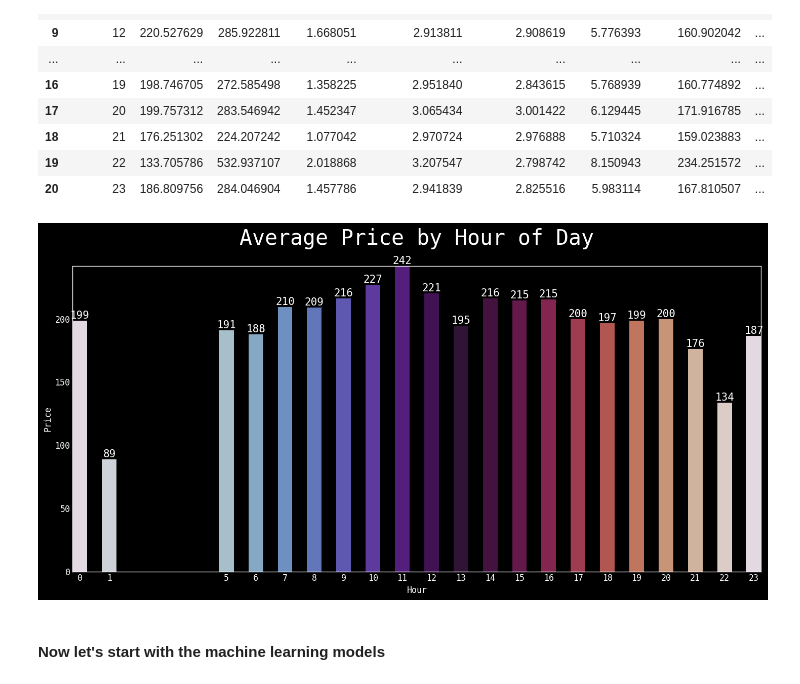
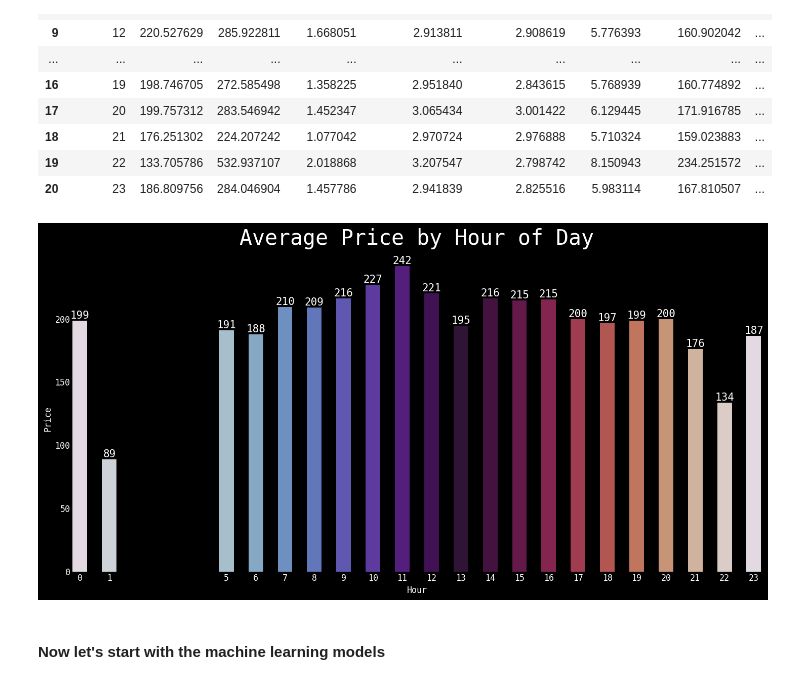
Before and after one commit to jeremyabeard5/MSDS696, a Jupyter notebook: FlightPrice.ipynb, the cells around one changed output. Cells and saved outputs as stored; diff of their text form; code cells hidden in the pictures.

```diff
--- a/FlightPrice.ipynb
+++ b/FlightPrice.ipynb
@@ -1022,25 +1026,30 @@ mean_hr.head(24)
 # %%
 plt.style.use('dark_background')
 fig4, ax4 = plt.subplots(figsize=(15,8))
 plt.rc('font', size=25)
 mean_hr_tmp = mean_hr.drop(columns=['duration', 'numConex', 'deptDayOfWeek', 'arrvDayOfWeek', 'deptMonth', 'deptDayOfYear'])
 #months = ['January', 'February', 'March', 'April', 'May', 'June', 'July', 'August', 'September', 'October', 'November', 'December']
 
 # Create a colormap
 comap4 = plt.cm.get_cmap('twilight', len(mean_hr_tmp['deptHour']))
 
 # Assign colors to bars
 colors4 = comap4(np.arange(len(mean_hr_tmp['deptHour'])))
 
 bars = ax4.bar(mean_hr_tmp['deptHour'], mean_hr_tmp['price'], color=colors4, width=0.5)
 ax4.set(xlabel='Hour', ylabel='Price', title='Average Price by Hour of Day')
 ax4.set_xticks(mean_hr_tmp['deptHour'])
 #ax4.set_yticklabels(months)
 ax4.bar_label(bars, fmt='{:,.0f}', fontsize=15)
 plt.tight_layout()
-plt.show()
+ax4.spines['top'].set_visible(False)
+ax4.spines['right'].set_visible(False)
+ax4.spines['bottom'].set_visible(False)
+ax4.spines['left'].set_visible(False)
+#plt.show()
+plt.savefig('output/04-avg-price-by-hour.png', dpi=dpi)
 # %% [output]
-[figure, old version]
+[figure, new version]
 # %% [markdown]
 #### Now let's start with the machine learning models
 # %% [markdown]
```
Also changed, not shown: parts of 30 cells of this notebook, 13 other files.
